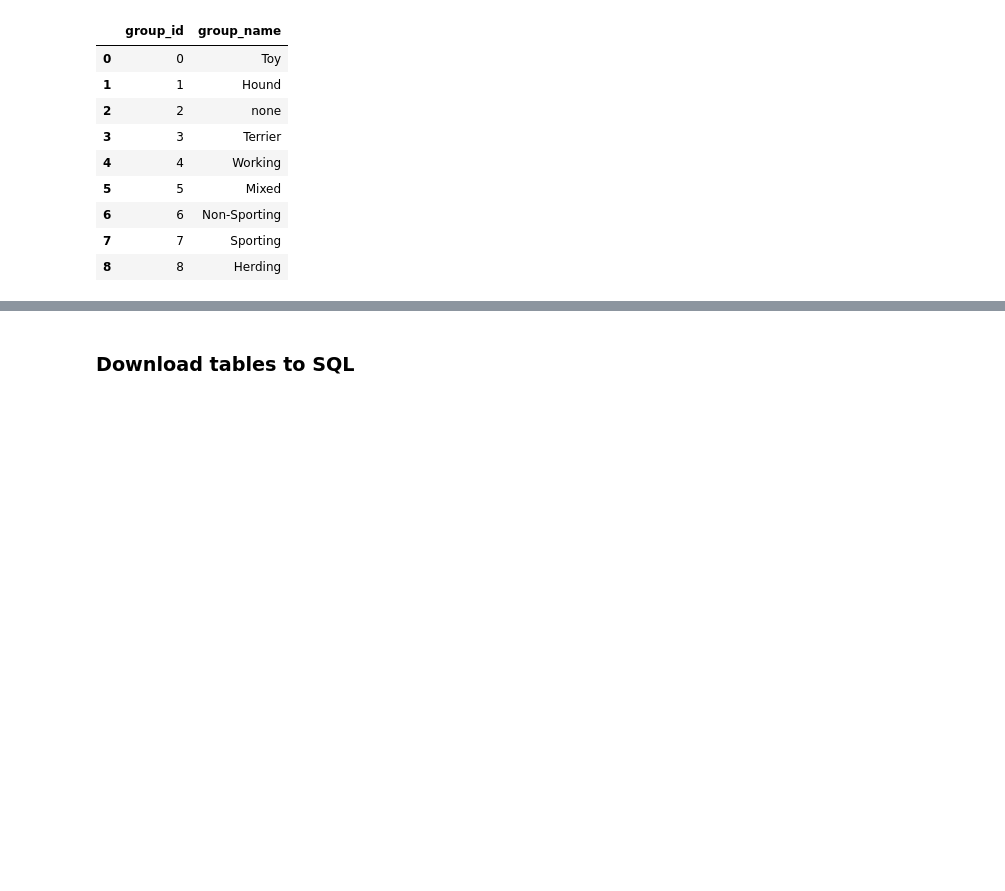
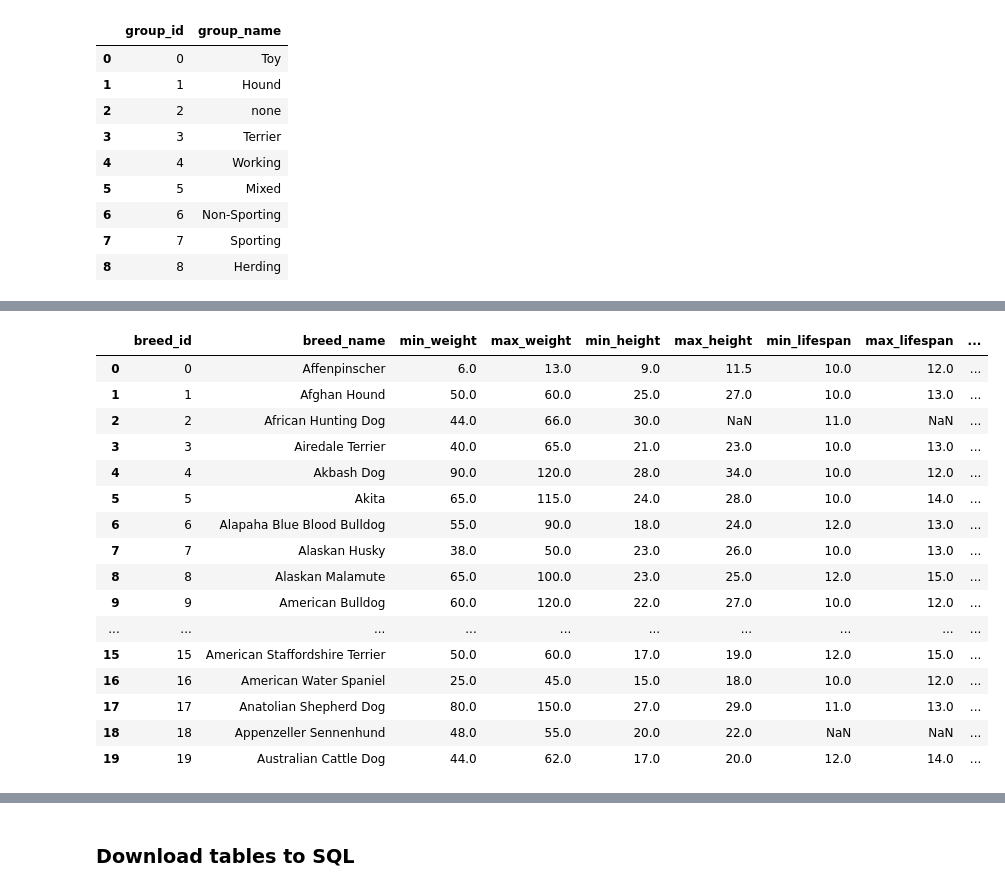
Before and after one commit to chelseasenter/Doggo-Webpage, a Jupyter notebook: Input/dog-breed.ipynb, the cells around one changed output, grey strips where cells are left out. Drawn from its saved outputs; the diff is of its cells as text; code cells hidden in the pictures; blank space fills up the shorter version.

Commit message:
Updating jupyter notebook to include min/max metrics from csv.  Updated SQL to remove () causing errors.

```diff
--- a/Input/dog-breed.ipynb
+++ b/Input/dog-breed.ipynb
@@ -261,3 +265,11 @@ group_df
 | 6 | 6 | Non-Sporting |
 | 7 | 7 | Sporting |
 | 8 | 8 | Herding |
+# %%
+#Getting metric data from csv
+metric = "dogs_data.csv"
+metric_df = pd.read_csv(metric, encoding="ISO-8859-1")
+
+metric_simple_df = metric_df[['Dog Breed', 'min_weight','max_weight', 'min_height', 'max_height', 'min_lifespan', 'max_lifespan']]
+metric_simple_df = metric_simple_df.rename(columns={'Dog Breed': 'breed_name'})
+metric_simple_df.head(15)
@@ -293,3 +320,29 @@ breed_df
+# %%
+# Creating dataframe with all data and moving it back to breed_df
+breed_full = pd.merge(breed_df, metric_simple_df, how='inner', on='breed_name')
+
+breed_full = breed_full[['breed_id', 'breed_name', 'min_weight','max_weight', 'min_height', 'max_height', 'min_lifespan', 'max_lifespan', 'group']]
+
+breed_df = breed_full.copy()
+breed_df.head(20)
+# %% [output]
+|  | breed_id | breed_name | min_weight | max_weight | min_height | max_height | min_lifespan | max_lifespan | ... |
+| 0 | 0 | Affenpinscher | 6.0 | 13.0 | 9.0 | 11.5 | 10.0 | 12.0 | ... |
+| 1 | 1 | Afghan Hound | 50.0 | 60.0 | 25.0 | 27.0 | 10.0 | 13.0 | ... |
+| 2 | 2 | African Hunting Dog | 44.0 | 66.0 | 30.0 | NaN | 11.0 | NaN | ... |
+| 3 | 3 | Airedale Terrier | 40.0 | 65.0 | 21.0 | 23.0 | 10.0 | 13.0 | ... |
+| 4 | 4 | Akbash Dog | 90.0 | 120.0 | 28.0 | 34.0 | 10.0 | 12.0 | ... |
+| 5 | 5 | Akita | 65.0 | 115.0 | 24.0 | 28.0 | 10.0 | 14.0 | ... |
+| 6 | 6 | Alapaha Blue Blood Bulldog | 55.0 | 90.0 | 18.0 | 24.0 | 12.0 | 13.0 | ... |
+| 7 | 7 | Alaskan Husky | 38.0 | 50.0 | 23.0 | 26.0 | 10.0 | 13.0 | ... |
+| 8 | 8 | Alaskan Malamute | 65.0 | 100.0 | 23.0 | 25.0 | 12.0 | 15.0 | ... |
+| 9 | 9 | American Bulldog | 60.0 | 120.0 | 22.0 | 27.0 | 10.0 | 12.0 | ... |
+| ... | ... | ... | ... | ... | ... | ... | ... | ... | ... |
+| 15 | 15 | American Staffordshire Terrier | 50.0 | 60.0 | 17.0 | 19.0 | 12.0 | 15.0 | ... |
+| 16 | 16 | American Water Spaniel | 25.0 | 45.0 | 15.0 | 18.0 | 10.0 | 12.0 | ... |
+| 17 | 17 | Anatolian Shepherd Dog | 80.0 | 150.0 | 27.0 | 29.0 | 11.0 | 13.0 | ... |
+| 18 | 18 | Appenzeller Sennenhund | 48.0 | 55.0 | 20.0 | 22.0 | NaN | NaN | ... |
+| 19 | 19 | Australian Cattle Dog | 44.0 | 62.0 | 17.0 | 20.0 | 12.0 | 14.0 | ... |
 # %%
 # create breed V temperament table, use https://stackoverflow.com/questions/50731229/split-cell-into-multiple-rows-in-pandas-dataframe
 # use 'lookup' to replace breed with id - BOOM there's middle table (reference 62 from ETL project)
```
Also changed, not shown: parts of 8 cells of this notebook, 4 other files.
